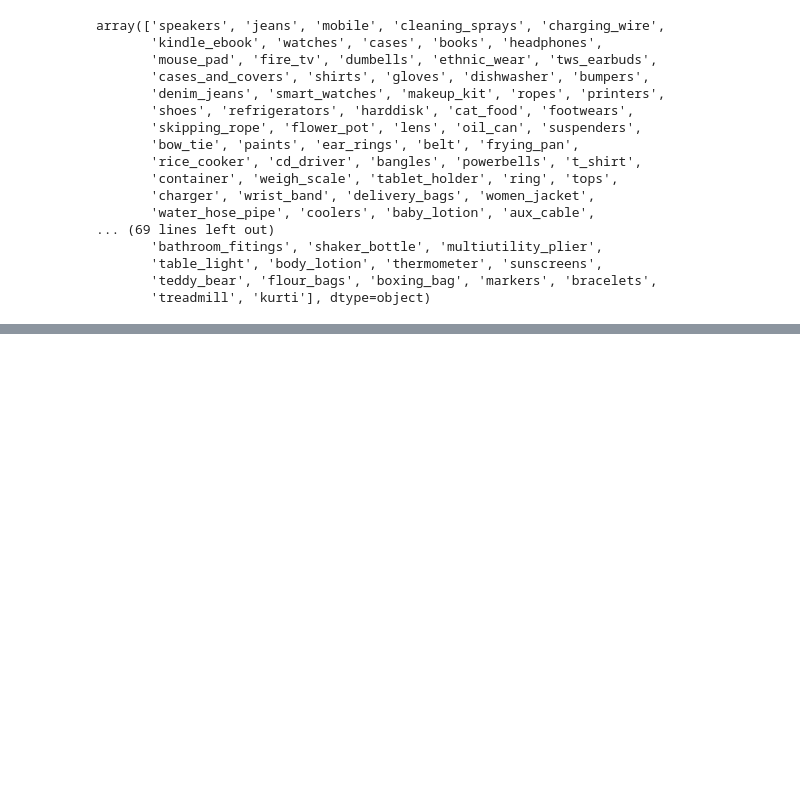
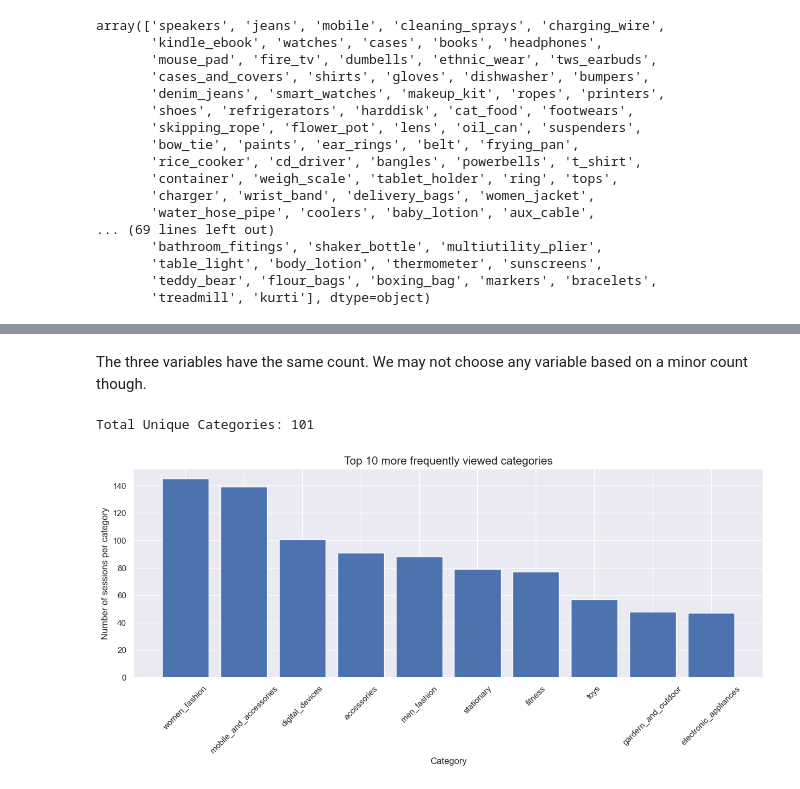
Before and after one commit to lucasquemelli/customer_propensity_purchase, a Jupyter notebook: customer_propensity_purchase.ipynb, the cells around one changed output, grey strips where cells are left out. Cells and saved outputs as stored; diff of their text form; code cells hidden in the pictures; blank space fills up the shorter version.

```diff
--- a/customer_propensity_purchase.ipynb
+++ b/customer_propensity_purchase.ipynb
@@ -362,6 +459,9 @@ df1['category'] = df1['category'].apply(lambda x: x.replace(' ', '_').\
 # sub_category
 df1['sub_category'] = df1['sub_category'].apply(lambda x: x.replace(' ', '_').\
                                                 replace("'s", '').replace("-", '_').lower())
+
+df1['action'] = df1['action'].apply(lambda x: 'read_reviews' if x in ('read_review') else x)
+df1['action'] = df1['action'].apply(lambda x: 'add_to_wishlist' if x in ('add_to_wishist') else x)
 # %%
 df1["category"].unique()
 # %% [output]
@@ -404,0 +548,2 @@ array(['speakers', 'jeans', 'mobile', 'cleaning_sprays', 'charging_wire',
+# %%
+df2 = df1.copy()
@@ -404,0 +572,15 @@ array(['speakers', 'jeans', 'mobile', 'cleaning_sprays', 'charging_wire',
+# %%
+# year
+df2['year'] = df2['date_time'].dt.year
+
+# month
+df2['month'] = df2['date_time'].dt.month
+
+# day
+df2['day'] = df2['date_time'].dt.day
+
+# day of week
+df2['day_of_week'] = df2['date_time'].dt.dayofweek
+
+# week of year
+df2['week_of_year'] = df2['date_time'].dt.weekofyear
@@ -404,0 +627,2 @@ array(['speakers', 'jeans', 'mobile', 'cleaning_sprays', 'charging_wire',
+# %%
+df4 = df2.copy()
@@ -404,0 +668,17 @@ array(['speakers', 'jeans', 'mobile', 'cleaning_sprays', 'charging_wire',
+# %% [markdown]
+The three variables have the same count. We may not choose any variable based on a minor count though.
+# %%
+# Distribution of Category
+print("Total Unique Categories: " + str(df4.category.nunique()))
+temp_category = df4.groupby('category')['session_id'].count().sort_values(ascending=False).reset_index()[:10]
+
+plt.figure(figsize=(15,5))
+plt.bar(temp_category.category, temp_category.session_id)
+plt.title("Top 10 more frequently viewed categories", size=15)
+plt.xticks(rotation=45)
+plt.xlabel("Category")
+plt.ylabel("Number of sessions per category")
+plt.show()
+# %% [output]
+Total Unique Categories: 101
+[figure, added]
```
Also changed, not shown: parts of 50 cells of this notebook.
